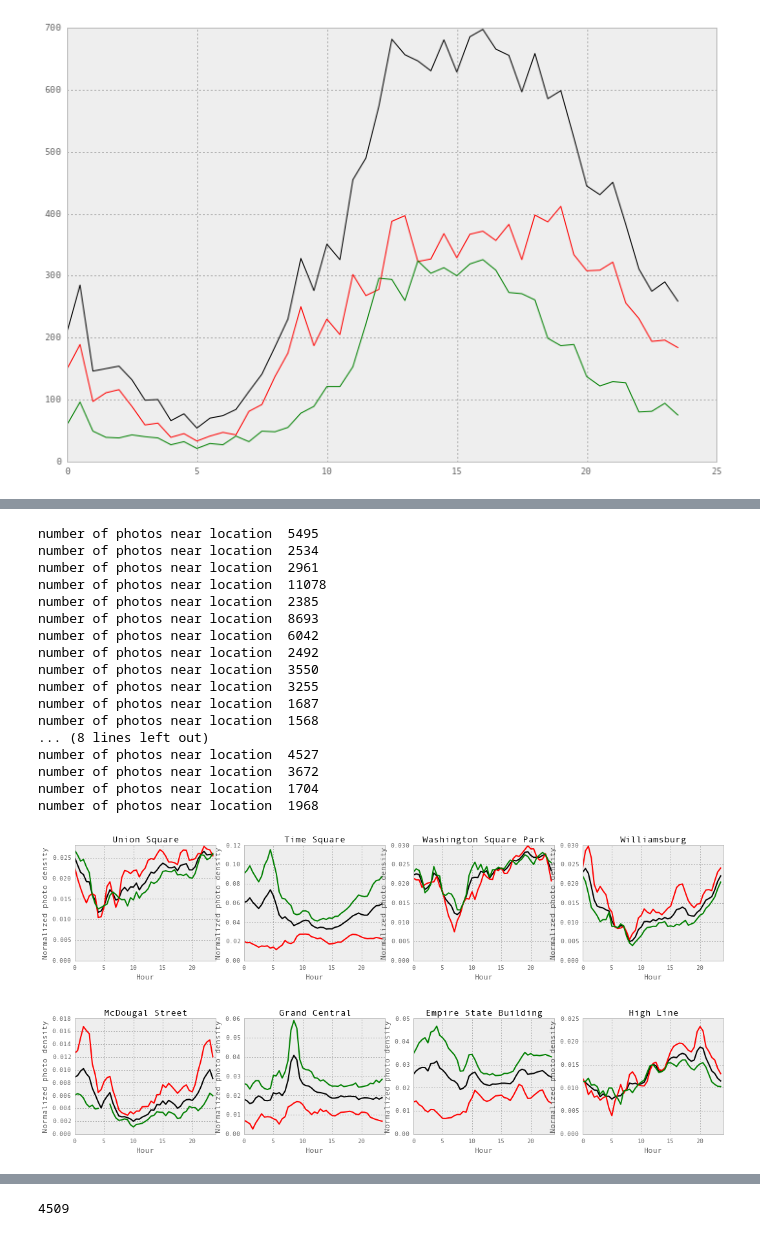
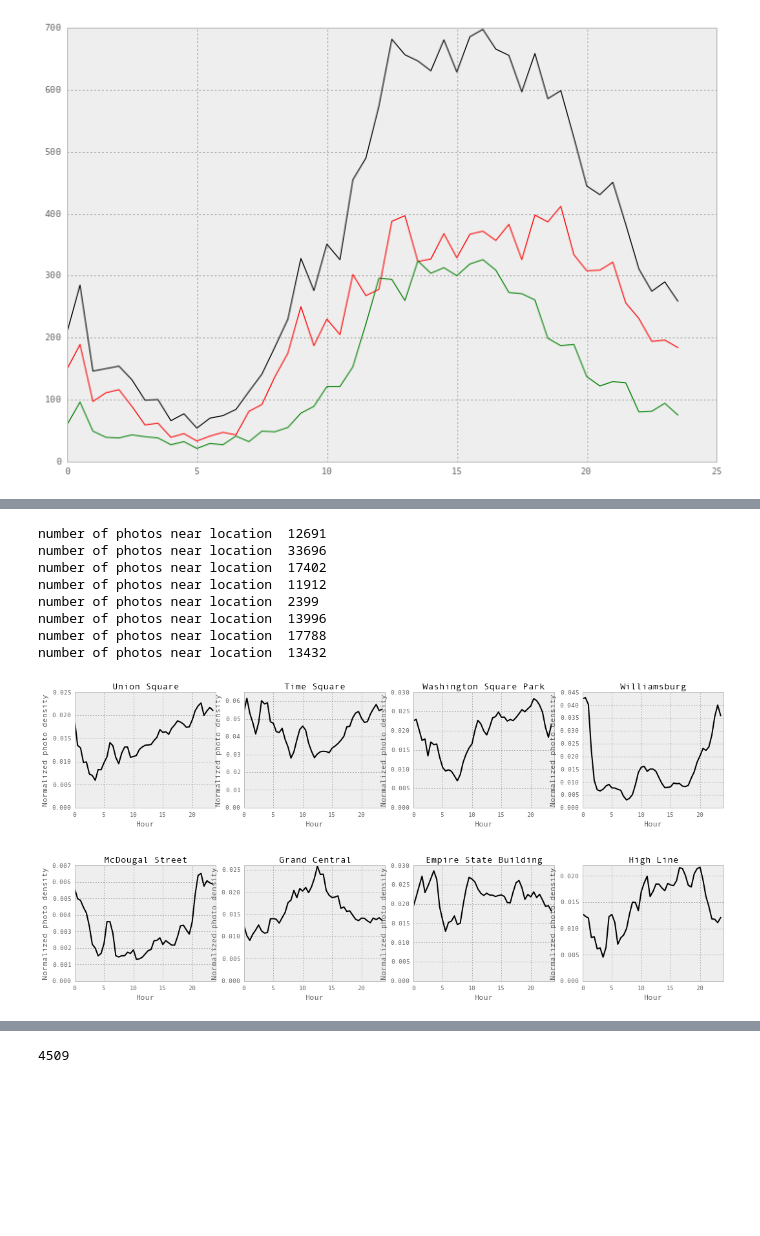
Before and after one commit to helenaxwang/AveNeue, a Jupyter notebook: analyze_flickr.py.ipynb, the cells around one changed output, grey strips where cells are left out. Saved outputs shown, nothing was run; the diff lists cells and outputs as text; code cells hidden in the pictures; blank space fills up the shorter version.

```diff
--- a/analyze_flickr.py.ipynb
+++ b/analyze_flickr.py.ipynb
@@ -178,21 +178,23 @@ photos2.index = pd.to_datetime(photos2['date_taken'])
 # %%
 # round to the nearest hour or whatever other interval
 # http://stackoverflow.com/questions/24479577/pandas-timestamp-index-rounding-to-the-nearest-5th-minute
+do_nyc_users = False
 nsround = 30*60*1000000000   # 60 minutes in nanoseconds
 
-photos2.index = pd.DatetimeIndex(((photos2.index.astype(np.int64) // nsround + 1 ) * nsround))
+photos2.index = pd.DatetimeIndex(((photos2.index.astype(np.int64) // nsround ) * nsround))
 # do the same thing for the date_taken column
 photos2['date_taken'] = pd.DatetimeIndex(((pd.to_datetime(photos2.date_taken).astype(np.int64) // nsround + 1 ) * nsround))
+photos2 = photos2.drop_duplicates(['user_id','date_taken'])
 
 # divide up into nyc and non nyc users
-photos_nyc = photos2.ix[isnyc]
-photos_nonyc = photos2.ix[isnyc==False]
-print 'photos_nyc', photos_nyc.shape
+if do_nyc_users:
+    photos_nyc = photos2.ix[isnyc]
+    photos_nonyc = photos2.ix[isnyc==False]
+    print 'photos_nyc', photos_nyc.shape
 
-photos2 = photos2.drop_duplicates(['user_id','date_taken'])
-photos_nyc = photos_nyc.drop_duplicates(['user_id','date_taken'])
-photos_nonyc = photos_nonyc.drop_duplicates(['user_id','date_taken'])
+    photos_nyc = photos_nyc.drop_duplicates(['user_id','date_taken'])
+    photos_nonyc = photos_nonyc.drop_duplicates(['user_id','date_taken'])
 
-print photos2.shape[0], photos_nyc.shape[0], photos_nonyc.shape[0]
+    print photos2.shape[0], photos_nyc.shape[0], photos_nonyc.shape[0]
 photos2.head()
 # %% [output]
@@ -400,8 +445,8 @@ for i,loc in zip(locidx,allLocs[0:8]):
 
     else:
         hour_loc = get_hour_mean(photos2,loc,normalize=normalize)/hour_all
-        hour_loc_nyc = get_hour_mean(photos_nyc,loc,normalize=normalize)/hour_all_nyc
-        hour_loc_nonyc = get_hour_mean(photos_nonyc,loc,normalize=normalize)/hour_all_nonyc
+        #hour_loc_nyc = get_hour_mean(photos_nyc,loc,normalize=normalize)/hour_all_nyc
+        #hour_loc_nonyc = get_hour_mean(photos_nonyc,loc,normalize=normalize)/hour_all_nonyc
 
         #favorites_loc = get_favcounts_sql(db, loc, radius=0.01)
         #favorites_loc['dayofweek'] = favorites_loc.index.dayofweek
@@ -416,55 +461,46 @@ for i,loc in zip(locidx,allLocs[0:8]):
 
         #hour_loc2 = get_hour_mean(photos2,loc,radius=0.01,normalize=normalize)/hour_all
         #hour_loc_weekday = get_hour_mean(photos2.ix[photos2['dayofweek']<5],loc,normalize=normalize)/hour_all_weekday
         #hour_loc_weekend = get_hour_mean(photos2.ix[photos2['dayofweek']>=5],loc,normalize=normalize)/hour_all_weekend
 
     if smooth:
         hour_loc = movingaverage2(hour_loc,3)
-        hour_loc_nyc = movingaverage2(hour_loc_nyc,3)
-        hour_loc_nonyc = movingaverage2(hour_loc_nonyc,3)
+        #hour_loc_nyc = movingaverage2(hour_loc_nyc,3)
+        #hour_loc_nonyc = movingaverage2(hour_loc_nonyc,3)
         #favorites_loc = movingaverage2(favorites_loc,3)
         #favorites_loc_weekday = movingaverage2(favorites_loc_weekday,3)
         #favorites_loc_weekend = movingaverage2(favorites_loc_weekend,3)
         #hour_loc2 = movingaverage2(hour_loc2,3)
         #hour_loc_weekday = movingaverage2(hour_loc_weekday,3)
         #hour_loc_weekend = movingaverage2(hour_loc_weekend,3)
 
     plt.plot(time_axis,hour_loc,color,linewidth=2, label=allLocNames[i])
-    plt.plot(time_axis,hour_loc_nyc,'r',linewidth=2)
-    plt.plot(time_axis,hour_loc_nonyc,'g',linewidth=2)
+    #plt.plot(time_axis,hour_loc_nyc,'r',linewidth=2)
+    #plt.plot(time_axis,hour_loc_nonyc,'g',linewidth=2)
     #plt.plot(time_axis,favorites_loc,color,linewidth=2, label=allLocNames[i])
     #plt.plot(time_axis,favorites_loc_weekday,'r',linewidth=2)
     #plt.plot(time_axis,favorites_loc_weekend,'g',linewidth=2)
     #plt.plot(time_axis,hour_loc2,'r',linewidth=2, label=allLocNames[i])
     #plt.plot(time_axis,hour_loc_weekday,'r',linewidth=2)
     #plt.plot(time_axis,hour_loc_weekend,'g',linewidth=2)
     plt.xlim([0,24])
     plt.ylim(ymin=0)
     plt.xlabel('Hour',fontsize=12)
     plt.ylabel('Normalized photo density',fontsize=12)
     plt.title(allLocNames[i])
     #plt.legend(loc='best')
     #fig.set_size_inches(6,4)
     #plt.savefig('plots/empire.png',dpi=100)
 # %% [output]
-number of photos near location  5495
-number of photos near location  2534
-number of photos near location  2961
-number of photos near location  11078
-number of photos near location  2385
-number of photos near location  8693
-number of photos near location  6042
-number of photos near location  2492
-number of photos near location  3550
-number of photos near location  3255
-number of photos near location  1687
-number of photos near location  1568
-... (8 lines left out)
-number of photos near location  4527
-number of photos near location  3672
-number of photos near location  1704
-number of photos near location  1968
+number of photos near location  12691
+number of photos near location  33696
+number of photos near location  17402
+number of photos near location  11912
+number of photos near location  2399
+number of photos near location  13996
+number of photos near location  17788
+number of photos near location  13432
-[figure, old version]
+[figure, new version]
 # %%
 # look at the difference between local and nonlocals more closely
 fig = plt.figure(figsize=(18,8))
```
Also changed, not shown: parts of 9 cells of this notebook, 5 other files.
